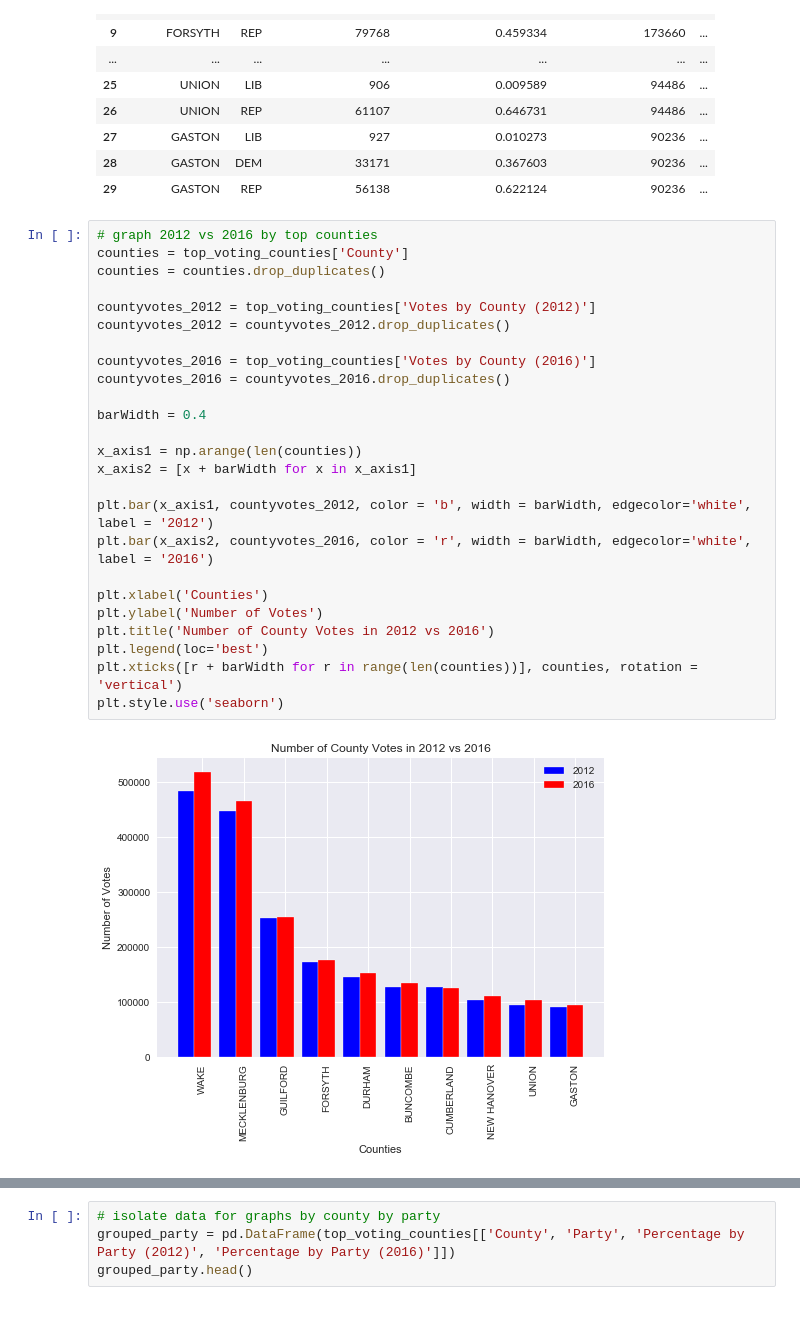
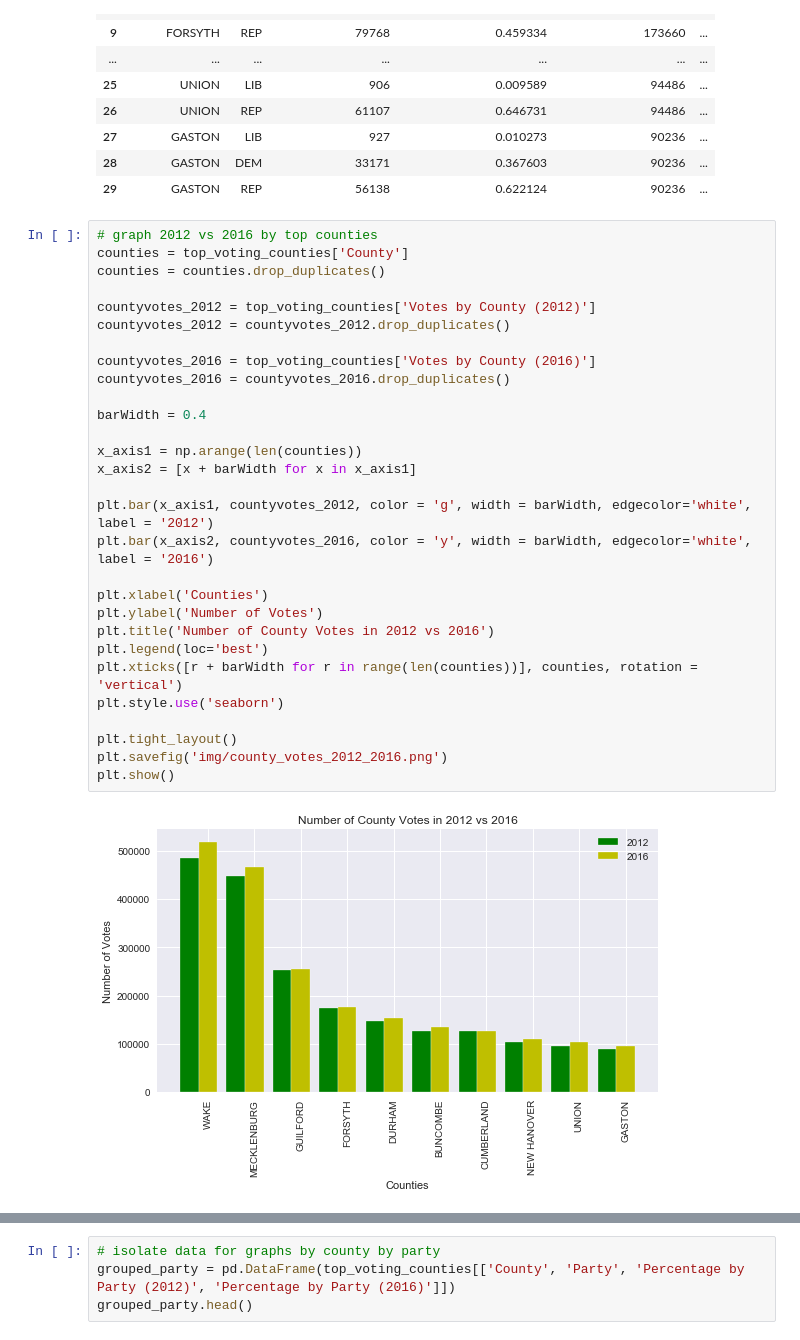
Before and after one commit to jasgarcia/NCGrowth, a Jupyter notebook: ncvoting_data.ipynb, the cells around one changed output, grey strips where cells are left out. Drawn from its saved outputs; the diff is of its cells as text.

```diff
--- a/ncvoting_data.ipynb
+++ b/ncvoting_data.ipynb
@@ -725,27 +736,31 @@ top_voting_counties
 # %%
 # graph 2012 vs 2016 by top counties
 counties = top_voting_counties['County']
 counties = counties.drop_duplicates()
 
 countyvotes_2012 = top_voting_counties['Votes by County (2012)']
 countyvotes_2012 = countyvotes_2012.drop_duplicates()
 
 countyvotes_2016 = top_voting_counties['Votes by County (2016)']
 countyvotes_2016 = countyvotes_2016.drop_duplicates()
 
 barWidth = 0.4
 
 x_axis1 = np.arange(len(counties))
 x_axis2 = [x + barWidth for x in x_axis1]
 
-plt.bar(x_axis1, countyvotes_2012, color = 'b', width = barWidth, edgecolor='white', label = '2012')
-plt.bar(x_axis2, countyvotes_2016, color = 'r', width = barWidth, edgecolor='white', label = '2016')
+plt.bar(x_axis1, countyvotes_2012, color = 'g', width = barWidth, edgecolor='white', label = '2012')
+plt.bar(x_axis2, countyvotes_2016, color = 'y', width = barWidth, edgecolor='white', label = '2016')
 
 plt.xlabel('Counties')
 plt.ylabel('Number of Votes')
 plt.title('Number of County Votes in 2012 vs 2016')
 plt.legend(loc='best')
 plt.xticks([r + barWidth for r in range(len(counties))], counties, rotation = 'vertical')
 plt.style.use('seaborn')
+
+plt.tight_layout()
+plt.savefig('img/county_votes_2012_2016.png')
+plt.show()
 # %% [output]
-[figure, old version]
+[figure, new version]
```
Also changed, not shown: parts of 18 cells of this notebook, 10 other files.
